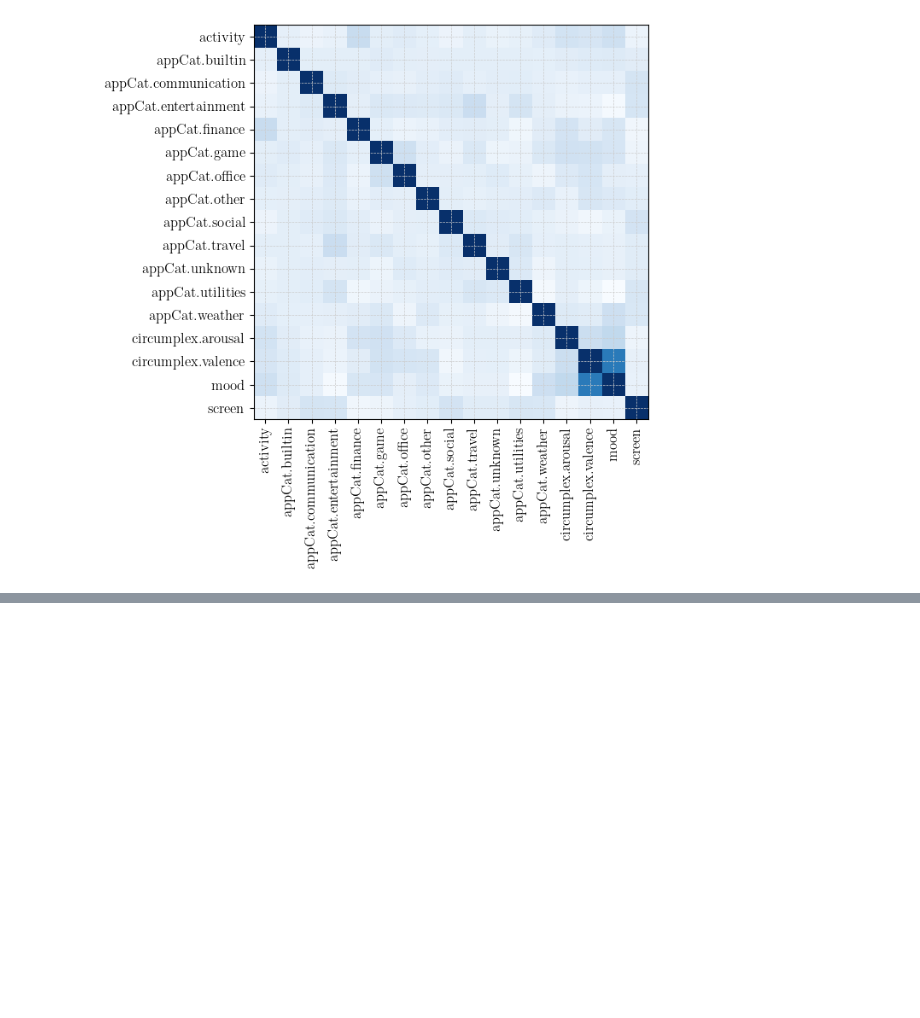
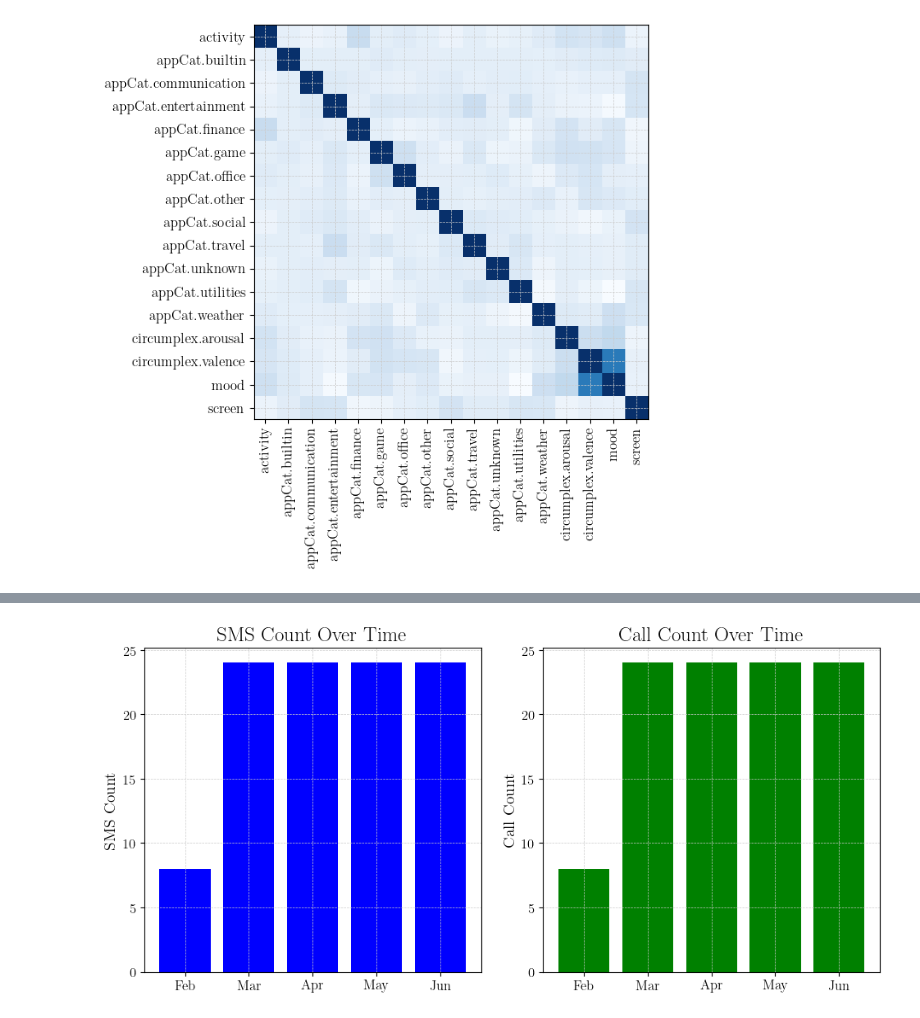
Before and after one commit to AmirSahrani/DMT_Assignments, a Jupyter notebook: analysis.ipynb, the cells around one changed output, grey strips where cells are left out. Cells and saved outputs as stored; diff of their text form; code cells hidden in the pictures; blank space fills up the shorter version.

```diff
--- a/analysis.ipynb
+++ b/analysis.ipynb
@@ -168,0 +193,27 @@ plt.show()
+# %%
+#Bar plots for call and SMS over time
+
+days = data_pivot['day']
+sms_counts = data_pivot['sms']
+call_counts = data_pivot['call']
+time_sorted = sorted(days)
+sorted_sms_counts = [sms_counts[index] for index in sorted(range(len(days)), key=lambda x: days[x])]
+sorted_call_counts = [call_counts[index] for index in sorted(range(len(days)), key=lambda x: days[x])]
+months = [date.strftime('%b') for date in time_sorted]
+
+#SMS Data
+fig, axes = plt.subplots(nrows=1, ncols=2, figsize=(10, 5))
+axes[0].bar(months, sorted_sms_counts, color='blue', alpha=0.5)
+axes[0].set_ylabel('SMS Count')
+axes[0].set_title('SMS Count Over Time')
+
+#Call Data
+axes[1].bar(months, sorted_call_counts, color='green', alpha=0.5)
+axes[1].set_ylabel('Call Count')
+axes[1].set_title('Call Count Over Time')
+
+
+plt.tight_layout()
+plt.show()
+# %% [output]
+[figure, added]
```
Also changed, not shown: parts of 7 cells of this notebook.
